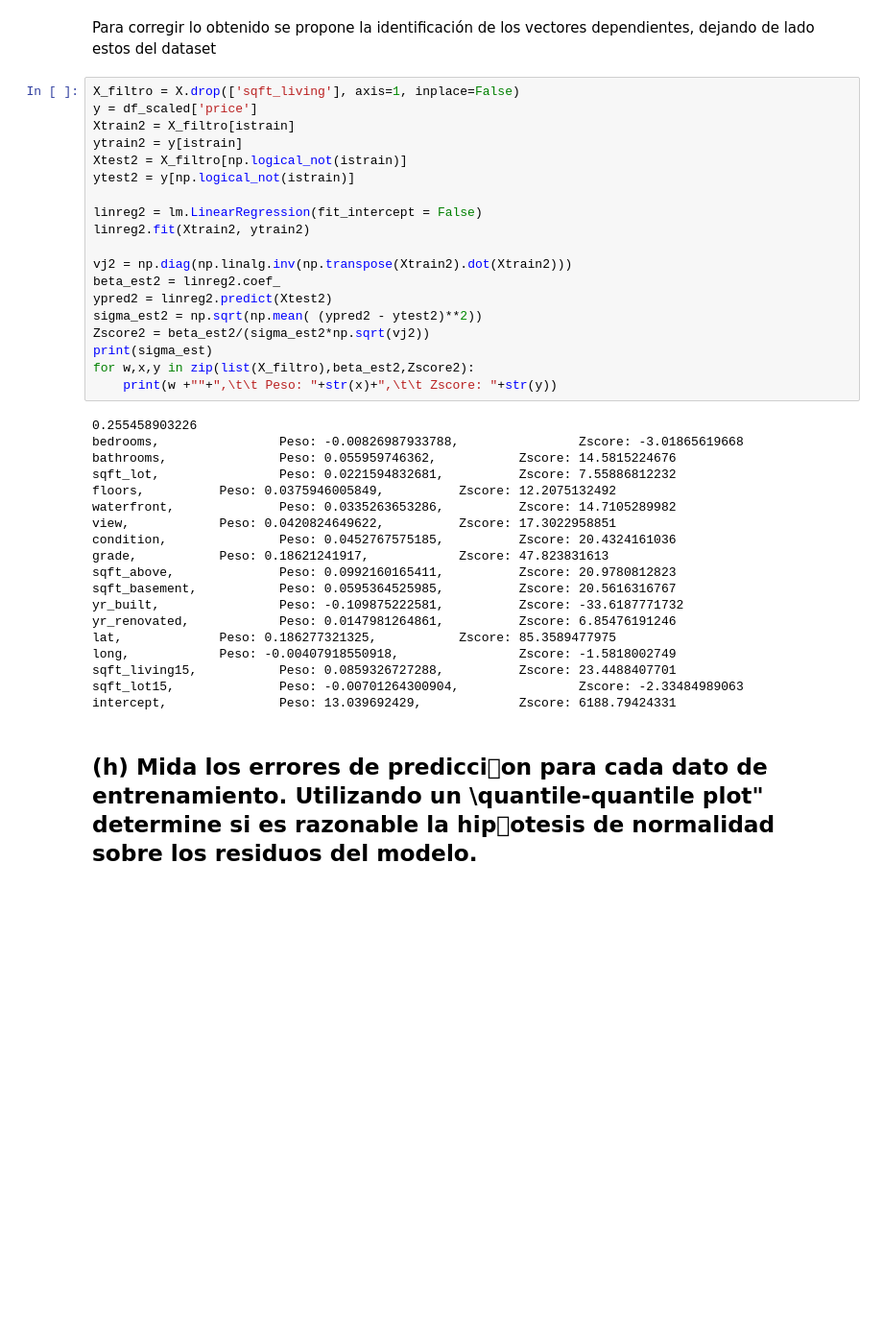
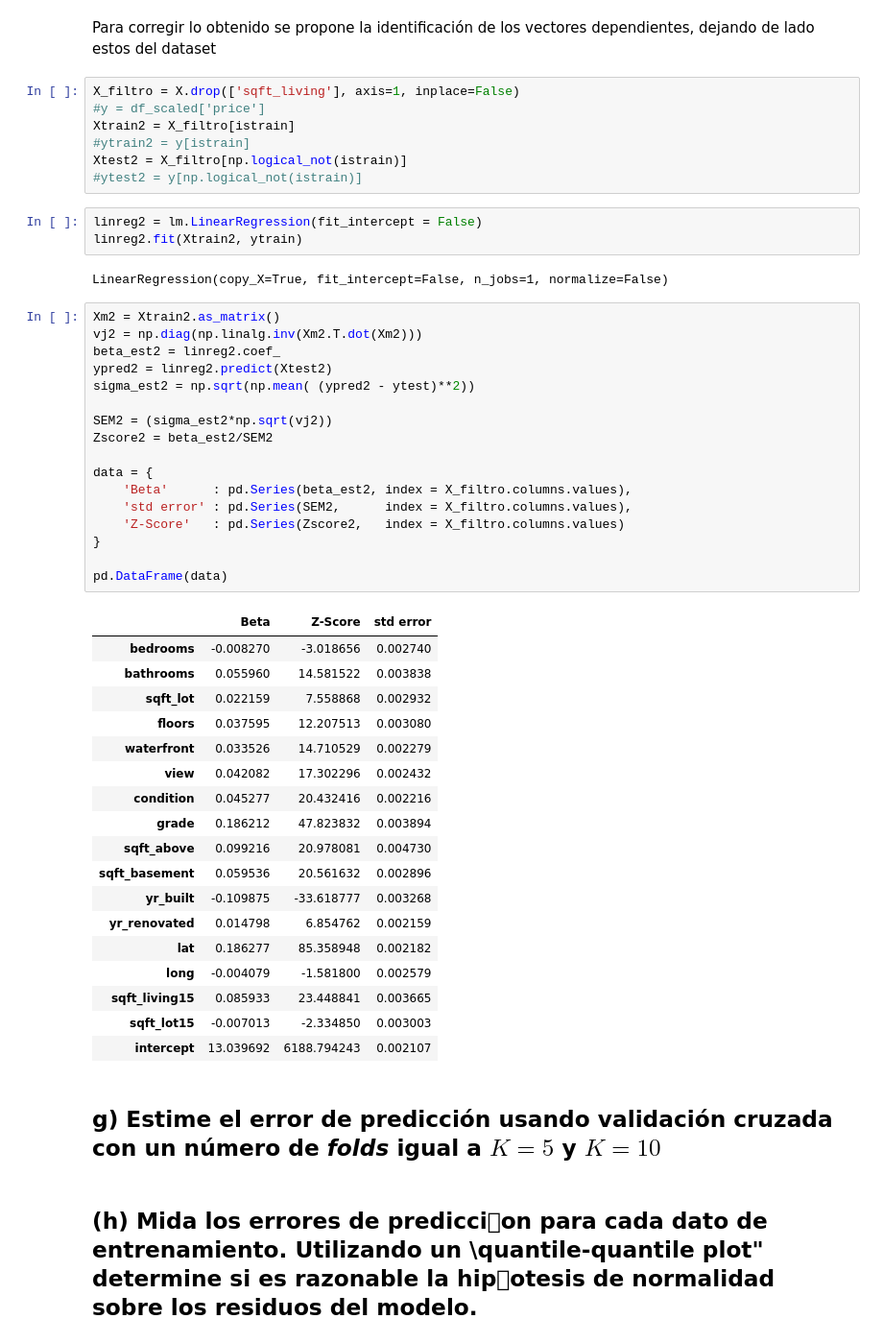
Before and after one commit to Caimapo/MachineLearning2017-02, a Jupyter notebook: Tarea 1 Máquinas de Aprendizaje.ipynb, the cells around one changed output. Shown at 96% size. Drawn from its saved outputs; the diff is of its cells as text; blank space fills up the shorter version.

```diff
--- a/Tarea 1 Máquinas de Aprendizaje.ipynb
+++ b/Tarea 1 Máquinas de Aprendizaje.ipynb
@@ -271,40 +256,52 @@ array([ -8.50779438e-03,   5.55837082e-02,   6.02306892e+11,
 Para corregir lo obtenido se propone la identificación de los vectores dependientes, dejando de lado estos del dataset
 # %%
 X_filtro = X.drop(['sqft_living'], axis=1, inplace=False)
-y = df_scaled['price']
+#y = df_scaled['price']
 Xtrain2 = X_filtro[istrain]
-ytrain2 = y[istrain]
+#ytrain2 = y[istrain]
 Xtest2 = X_filtro[np.logical_not(istrain)]
-ytest2 = y[np.logical_not(istrain)]
-
-linreg2 = lm.LinearRegression(fit_intercept = False)
-linreg2.fit(Xtrain2, ytrain2)
-
-vj2 = np.diag(np.linalg.inv(np.transpose(Xtrain2).dot(Xtrain2)))
-beta_est2 = linreg2.coef_
-ypred2 = linreg2.predict(Xtest2)
-sigma_est2 = np.sqrt(np.mean( (ypred2 - ytest2)**2))
-Zscore2 = beta_est2/(sigma_est2*np.sqrt(vj2))
-print(sigma_est)
-for w,x,y in zip(list(X_filtro),beta_est2,Zscore2):
-    print(w +""+",\t\t Peso: "+str(x)+",\t\t Zscore: "+str(y))
+#ytest2 = y[np.logical_not(istrain)]
-# %% [output]
-0.255458903226
-bedrooms,                Peso: -0.00826987933788,                Zscore: -3.01865619668
-bathrooms,               Peso: 0.055959746362,           Zscore: 14.5815224676
-sqft_lot,                Peso: 0.0221594832681,          Zscore: 7.55886812232
-floors,          Peso: 0.0375946005849,          Zscore: 12.2075132492
-waterfront,              Peso: 0.0335263653286,          Zscore: 14.7105289982
-view,            Peso: 0.0420824649622,          Zscore: 17.3022958851
-condition,               Peso: 0.0452767575185,          Zscore: 20.4324161036
-grade,           Peso: 0.18621241917,            Zscore: 47.823831613
-sqft_above,              Peso: 0.0992160165411,          Zscore: 20.9780812823
-sqft_basement,           Peso: 0.0595364525985,          Zscore: 20.5616316767
-yr_built,                Peso: -0.109875222581,          Zscore: -33.6187771732
-yr_renovated,            Peso: 0.0147981264861,          Zscore: 6.85476191246
-lat,             Peso: 0.186277321325,           Zscore: 85.3589477975
-long,            Peso: -0.00407918550918,                Zscore: -1.5818002749
-sqft_living15,           Peso: 0.0859326727288,          Zscore: 23.4488407701
-sqft_lot15,              Peso: -0.00701264300904,                Zscore: -2.33484989063
-intercept,               Peso: 13.039692429,             Zscore: 6188.79424331
+# %%
+linreg2 = lm.LinearRegression(fit_intercept = False)
+linreg2.fit(Xtrain2, ytrain)
+# %% [output]
+LinearRegression(copy_X=True, fit_intercept=False, n_jobs=1, normalize=False)
+# %%
+Xm2 = Xtrain2.as_matrix()
+vj2 = np.diag(np.linalg.inv(Xm2.T.dot(Xm2)))
+beta_est2 = linreg2.coef_
+ypred2 = linreg2.predict(Xtest2)
+sigma_est2 = np.sqrt(np.mean( (ypred2 - ytest)**2))
+
+SEM2 = (sigma_est2*np.sqrt(vj2))
+Zscore2 = beta_est2/SEM2
+
+data = {
+    'Beta'      : pd.Series(beta_est2, index = X_filtro.columns.values),
+    'std error' : pd.Series(SEM2,      index = X_filtro.columns.values),
+    'Z-Score'   : pd.Series(Zscore2,   index = X_filtro.columns.values)
+}
+
+pd.DataFrame(data)
+# %% [output]
+|  | Beta | Z-Score | std error |
+| bedrooms | -0.008270 | -3.018656 | 0.002740 |
+| bathrooms | 0.055960 | 14.581522 | 0.003838 |
+| sqft_lot | 0.022159 | 7.558868 | 0.002932 |
+| floors | 0.037595 | 12.207513 | 0.003080 |
+| waterfront | 0.033526 | 14.710529 | 0.002279 |
+| view | 0.042082 | 17.302296 | 0.002432 |
+| condition | 0.045277 | 20.432416 | 0.002216 |
+| grade | 0.186212 | 47.823832 | 0.003894 |
+| sqft_above | 0.099216 | 20.978081 | 0.004730 |
+| sqft_basement | 0.059536 | 20.561632 | 0.002896 |
+| yr_built | -0.109875 | -33.618777 | 0.003268 |
+| yr_renovated | 0.014798 | 6.854762 | 0.002159 |
+| lat | 0.186277 | 85.358948 | 0.002182 |
+| long | -0.004079 | -1.581800 | 0.002579 |
+| sqft_living15 | 0.085933 | 23.448841 | 0.003665 |
+| sqft_lot15 | -0.007013 | -2.334850 | 0.003003 |
+| intercept | 13.039692 | 6188.794243 | 0.002107 |
+# %% [markdown]
+## g) Estime el error de predicción usando validación cruzada con un número de *folds* igual a $K=5$ y $K=10$
 # %% [markdown]
```
Also changed, not shown: parts of 12 cells of this notebook.
